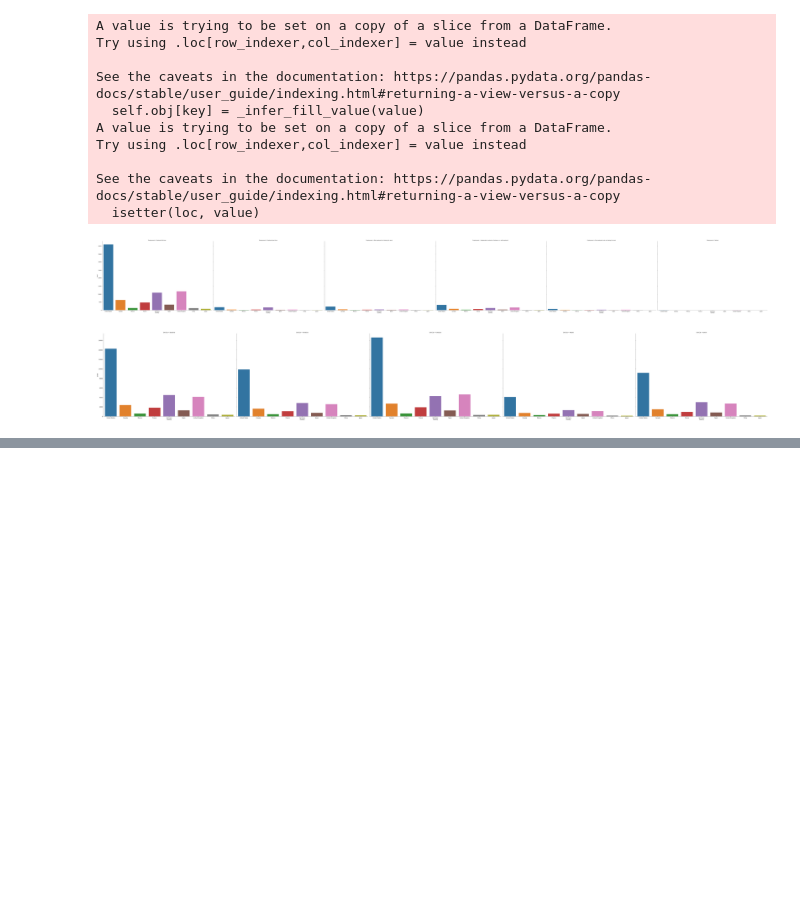
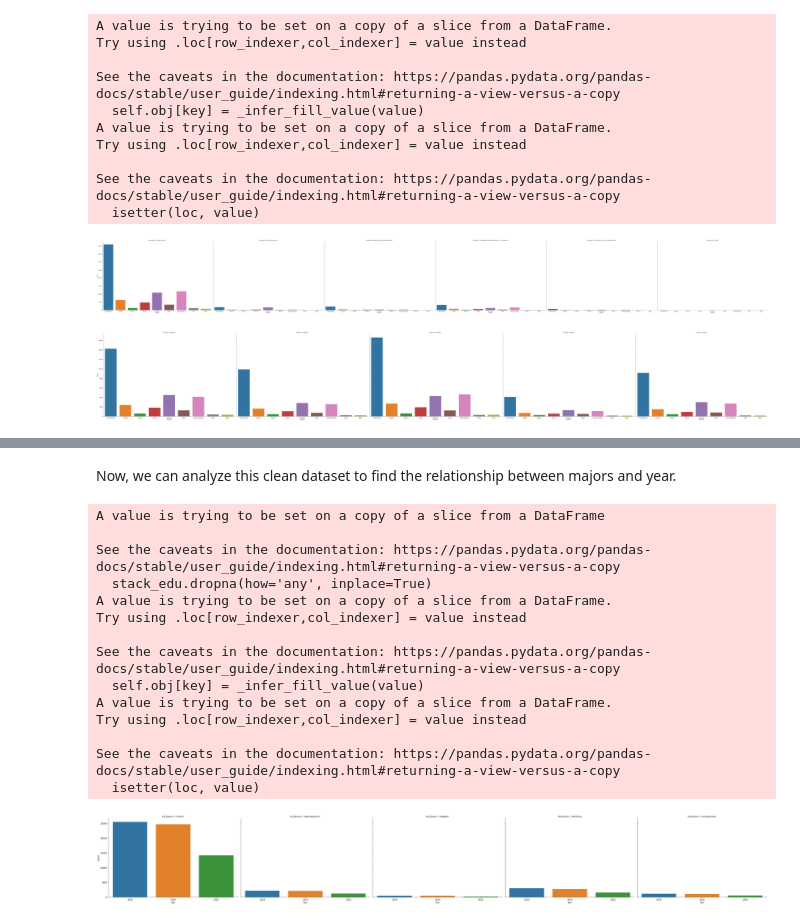
Before and after one commit to aanand2048/StackOverflowData, a Jupyter notebook: Stack Overflow Analysis.ipynb, the cells around one changed output, grey strips where cells are left out. Saved outputs shown, nothing was run; the diff lists cells and outputs as text; code cells hidden in the pictures; blank space fills up the shorter version.

```diff
--- a/Stack Overflow Analysis.ipynb
+++ b/Stack Overflow Analysis.ipynb
@@ -251,0 +273,49 @@ We also see that majority of developers are Frontend, Backend, or Full-stack, ra
+# %%
+# Sort by ID and Year so that each person's data is carried backwards correctly
+stack = stack.sort_values(['RespondentID','Year'])
+
+stack['UndergradMajor'].bfill(axis=0, inplace=True) #using NOCB (backfill)
+# %% [markdown]
+Now, we can analyze this clean dataset to find the relationship between majors and year.
+# %%
+# Key major groups outlined in the Stack Overflow survey
+majors = ['social science','natural science','computer science','development','another engineering','never declared']
+
+stack_edu = stack[['Year','UndergradMajor']]
+stack_edu.dropna(how='any', inplace=True)
+stack_edu.loc[stack_edu['UndergradMajor'].str.contains('(?i)social science'), 'SocialScience'] = True
+stack_edu.loc[stack_edu['UndergradMajor'].str.contains('(?i)natural science'), 'NaturalScience'] = True
+stack_edu.loc[stack_edu['UndergradMajor'].str.contains('(?i)computer science'), 'ComSci'] = True
+stack_edu.loc[stack_edu['UndergradMajor'].str.contains('(?i)development'), 'ComSci'] = True
+stack_edu.loc[stack_edu['UndergradMajor'].str.contains('(?i)another engineering'), 'OtherEng'] = True
+stack_edu.loc[stack_edu['UndergradMajor'].str.contains('(?i)never declared'), 'NoMajor'] = True
+
+stack_edu = stack_edu.melt(id_vars=['Year'],
+    value_vars=['SocialScience','NaturalScience','ComSci','OtherEng','NoMajor'],
+    var_name='Ed_Branch',
+    value_name='Count')
+
+stack_edu.dropna(how='any', inplace=True)
+stack_edu = stack_edu.groupby(['Year','Ed_Branch']).count().reset_index()
+
+Fig = sns.catplot(x="Year", y='Count', col="Ed_Branch",
+                data=stack_edu, kind="bar",
+                height=6, aspect=1.5);
+plt.show()
+plt.close()
+# %% [output]
+A value is trying to be set on a copy of a slice from a DataFrame
+
+See the caveats in the documentation: https://pandas.pydata.org/pandas-docs/stable/user_guide/indexing.html#returning-a-view-versus-a-copy
+  stack_edu.dropna(how='any', inplace=True)
+A value is trying to be set on a copy of a slice from a DataFrame.
+Try using .loc[row_indexer,col_indexer] = value instead
+
+See the caveats in the documentation: https://pandas.pydata.org/pandas-docs/stable/user_guide/indexing.html#returning-a-view-versus-a-copy
+  self.obj[key] = _infer_fill_value(value)
+A value is trying to be set on a copy of a slice from a DataFrame.
+Try using .loc[row_indexer,col_indexer] = value instead
+
+See the caveats in the documentation: https://pandas.pydata.org/pandas-docs/stable/user_guide/indexing.html#returning-a-view-versus-a-copy
+  isetter(loc, value)
+[figure, added]
```
Also changed, not shown: parts of 13 cells of this notebook.
